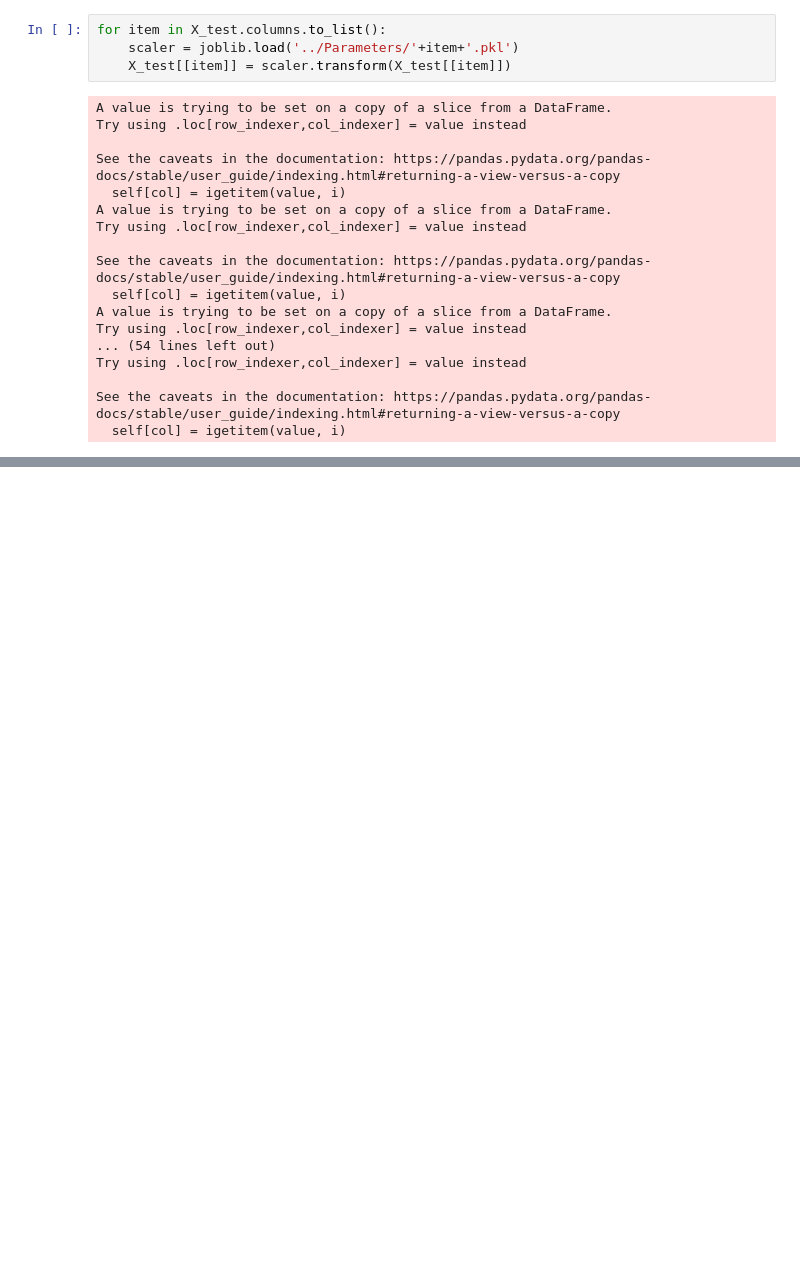
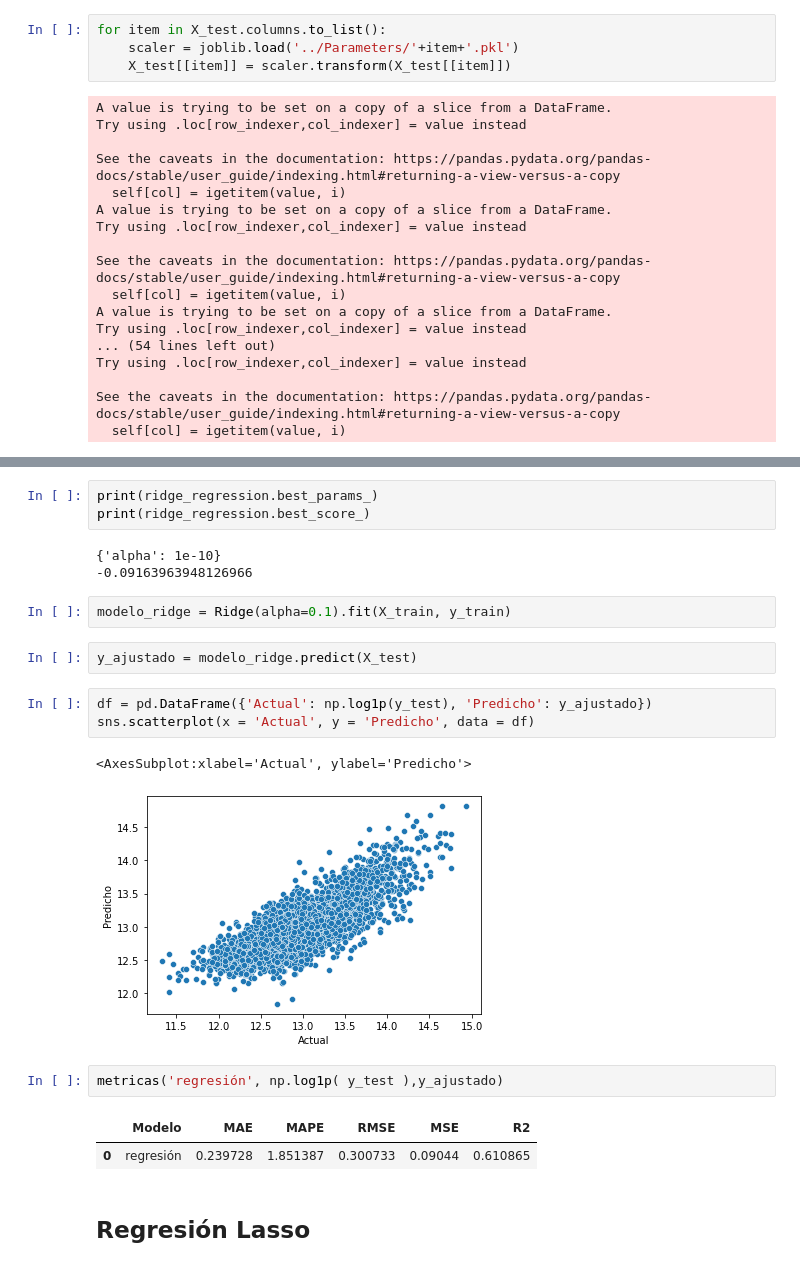
Before and after one commit to William-Roldan/Diplomado_Ciencia_de_datos, a Jupyter notebook: Note book/Primeros pasos, Machine learning.ipynb, the cells around one changed output, grey strips where cells are left out. Saved outputs shown, nothing was run; the diff lists cells and outputs as text; blank space fills up the shorter version.

```diff
--- a/Note book/Primeros pasos, Machine learning.ipynb
+++ b/Note book/Primeros pasos, Machine learning.ipynb
@@ -270,0 +370,23 @@ X_test.head()
+# %%
+print(ridge_regression.best_params_)
+print(ridge_regression.best_score_)
+# %% [output]
+{'alpha': 1e-10}
+-0.09163963948126966
+# %%
+modelo_ridge = Ridge(alpha=0.1).fit(X_train, y_train)
+# %%
+y_ajustado = modelo_ridge.predict(X_test)
+# %%
+df = pd.DataFrame({'Actual': np.log1p(y_test), 'Predicho': y_ajustado})
+sns.scatterplot(x = 'Actual', y = 'Predicho', data = df)
+# %% [output]
+<AxesSubplot:xlabel='Actual', ylabel='Predicho'>
+[figure, added]
+# %%
+metricas('regresión', np.log1p( y_test ),y_ajustado)
+# %% [output]
+|  | Modelo | MAE | MAPE | RMSE | MSE | R2 |
+| 0 | regresión | 0.239728 | 1.851387 | 0.300733 | 0.09044 | 0.610865 |
+# %% [markdown]
+## Regresión Lasso
```
Also changed, not shown: parts of 86 cells of this notebook, 9 other files.
